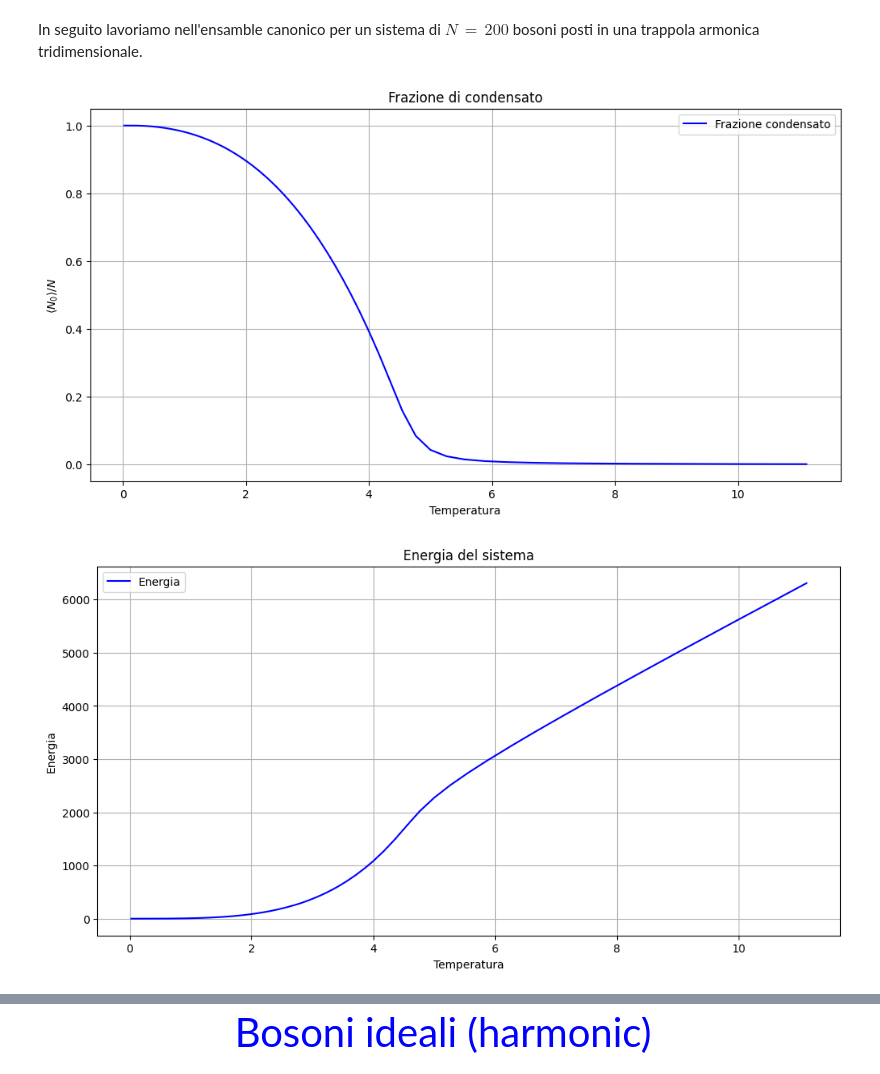
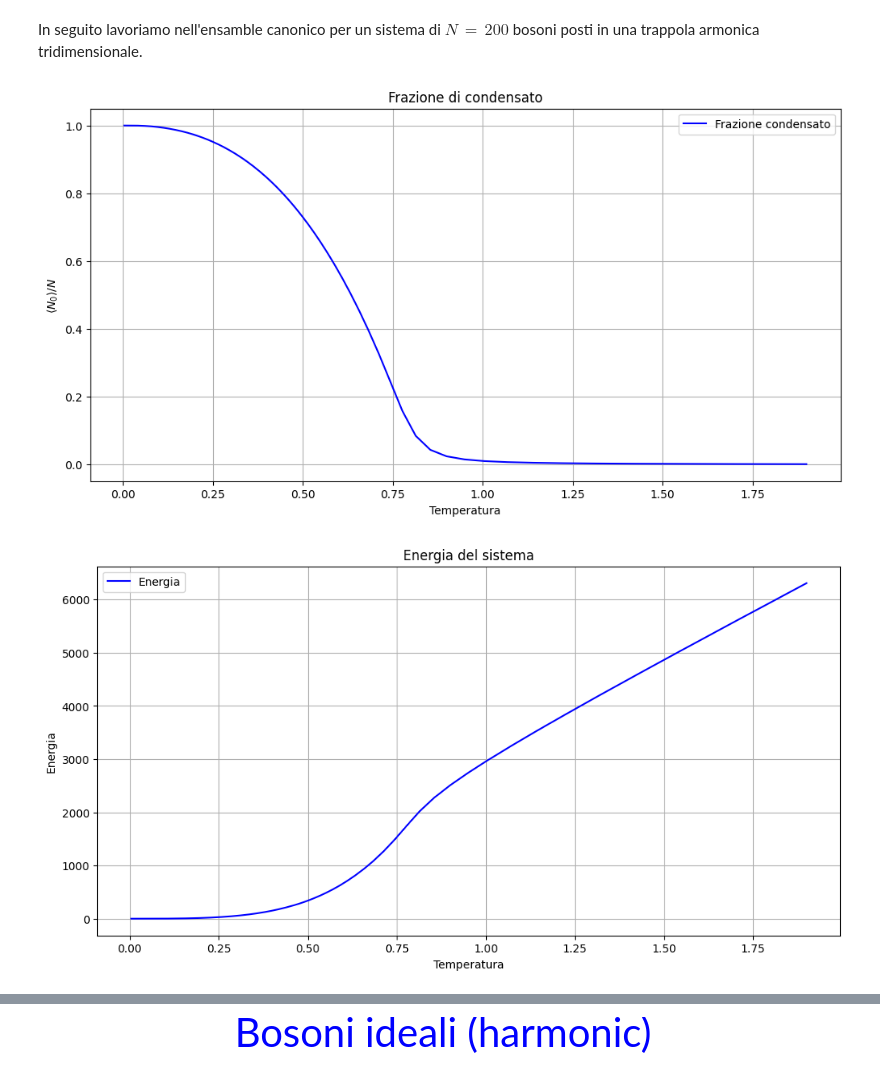
Before and after one commit to Negrini085/FSA, a Jupyter notebook: idealBosons/idealBosons.ipynb, the cells around one changed output, grey strips where cells are left out. Cells and saved outputs as stored; diff of their text form; code cells hidden in the pictures.

```diff
--- a/idealBosons/idealBosons.ipynb
+++ b/idealBosons/idealBosons.ipynb
@@ -98,26 +98,28 @@ Una configurazione bosonica consiste in una permutazione ed un set di posizioni:
 </div>
 # %% [markdown]
 In seguito lavoriamo nell'ensamble canonico per un sistema di $N\,=\,200$ bosoni posti in una trappola armonica tridimensionale.
+# %%
+npart = 200
 # %%
 plt.figure(figsize=(12,6))
 
 appo = np.loadtxt('canHarmonicRec/osservabili.dat')
-plt.plot(1/appo[:, 0], appo[:, 2], color = 'blue', label = 'Frazione condensato')
+plt.plot(1/(appo[:, 0] * pow(npart, 1/3)), appo[:, 2], color = 'blue', label = 'Frazione condensato')
 
 plt.xlabel("Temperatura")
 plt.ylabel(r"$\left<N_0\right>/N$")
 plt.title("Frazione di condensato")
 
 plt.grid(True)
 plt.legend()
 plt.show()
 # %% [output]
-[figure, old version]
+[figure, new version]
 # %%
 plt.figure(figsize=(12,6))
 
 appo = np.loadtxt('canHarmonicRec/osservabili.dat')
-plt.plot(1/appo[:, 0], appo[:, 1], color = 'blue', label = 'Energia')
+plt.plot(1/(appo[:, 0] * pow(npart, 1/3)), appo[:, 1], color = 'blue', label = 'Energia')
 
 plt.xlabel("Temperatura")
 plt.ylabel(r"Energia")
@@ -127,7 +129,7 @@ plt.grid(True)
 plt.legend()
 plt.show()
 # %% [output]
-[figure, old version]
+[figure, new version]
 # %%
 plt.figure(figsize=(12,6))
 
```
Also changed, not shown: parts of 1 cell of this notebook.
